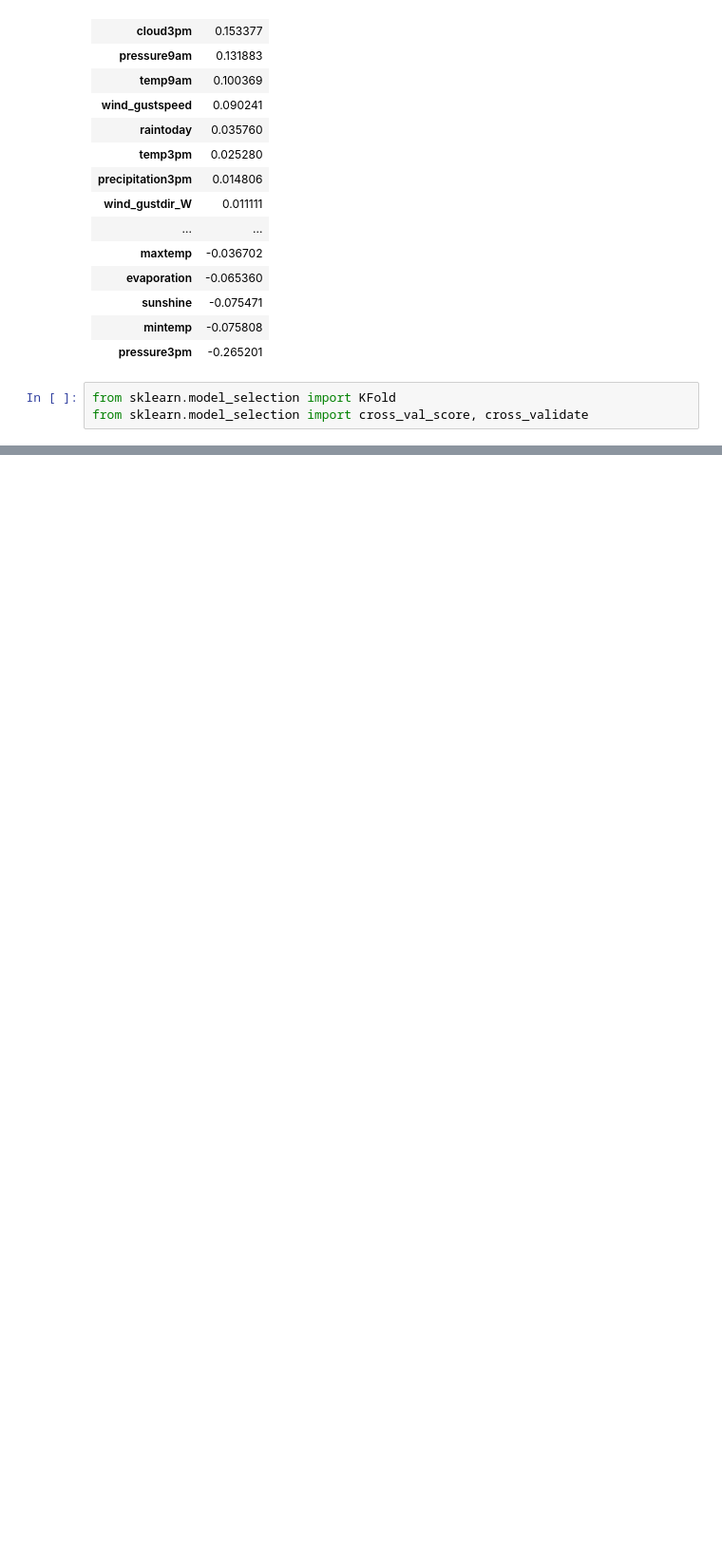
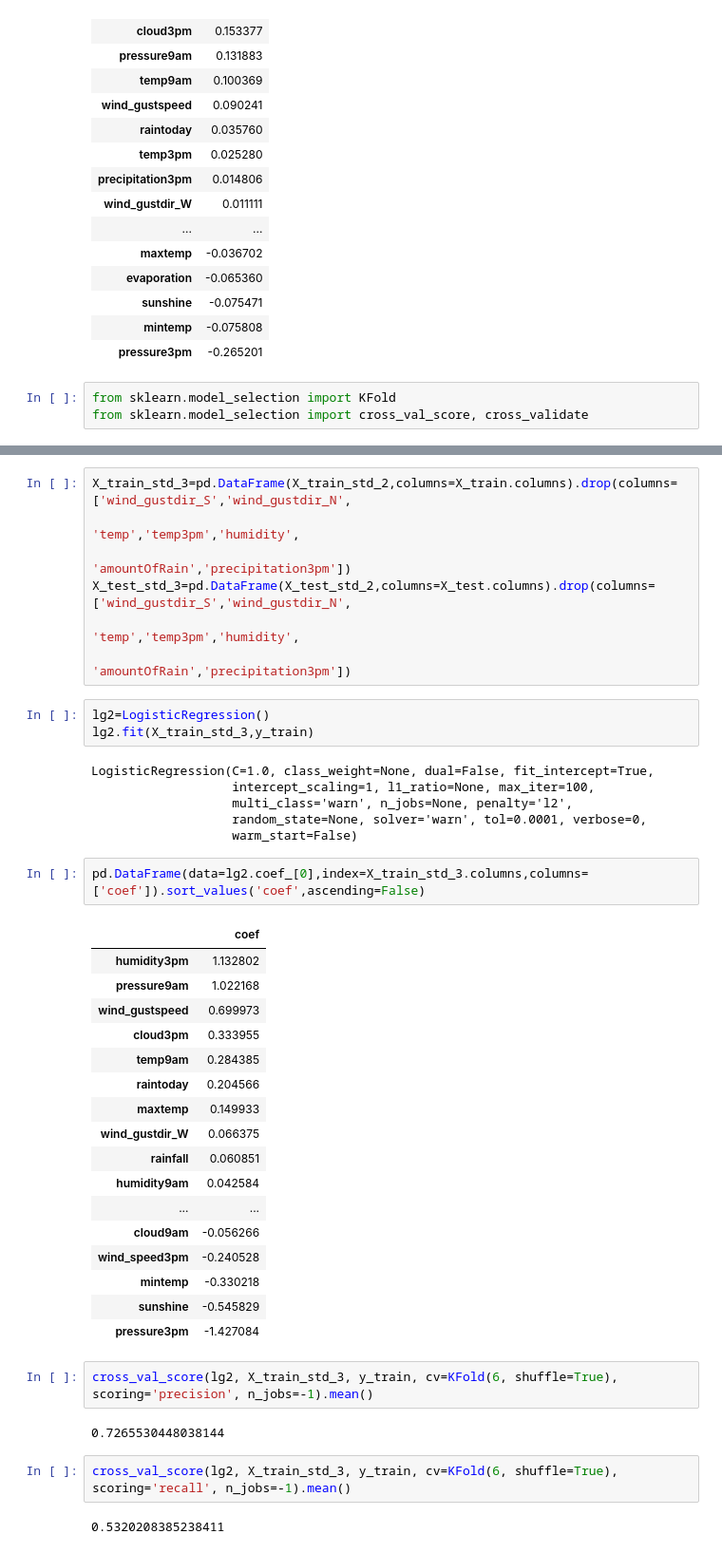
Before and after one commit to pedrodgn/ironhack, a Jupyter notebook: week8-MachineLearning/Project Rain in Australia.ipynb, the cells around one changed output, grey strips where cells are left out. Shown: that part at 95% size. Cells and saved outputs as stored; diff of their text form; blank space fills up the shorter version.

```diff
--- a/week8-MachineLearning/Project Rain in Australia.ipynb
+++ b/week8-MachineLearning/Project Rain in Australia.ipynb
@@ -665,0 +732,44 @@ data.head(20)
+# %%
+X_train_std_3=pd.DataFrame(X_train_std_2,columns=X_train.columns).drop(columns=['wind_gustdir_S','wind_gustdir_N',
+                                                                               'temp','temp3pm','humidity',
+                                                                                'amountOfRain','precipitation3pm'])
+X_test_std_3=pd.DataFrame(X_test_std_2,columns=X_test.columns).drop(columns=['wind_gustdir_S','wind_gustdir_N',
+                                                                               'temp','temp3pm','humidity',
+                                                                            'amountOfRain','precipitation3pm'])
+# %%
+lg2=LogisticRegression()
+lg2.fit(X_train_std_3,y_train)
+# %% [output]
+LogisticRegression(C=1.0, class_weight=None, dual=False, fit_intercept=True,
+                   intercept_scaling=1, l1_ratio=None, max_iter=100,
+                   multi_class='warn', n_jobs=None, penalty='l2',
+                   random_state=None, solver='warn', tol=0.0001, verbose=0,
+                   warm_start=False)
+# %%
+pd.DataFrame(data=lg2.coef_[0],index=X_train_std_3.columns,columns=['coef']).sort_values('coef',ascending=False)
+# %% [output]
+|  | coef |
+| humidity3pm | 1.132802 |
+| pressure9am | 1.022168 |
+| wind_gustspeed | 0.699973 |
+| cloud3pm | 0.333955 |
+| temp9am | 0.284385 |
+| raintoday | 0.204566 |
+| maxtemp | 0.149933 |
+| wind_gustdir_W | 0.066375 |
+| rainfall | 0.060851 |
+| humidity9am | 0.042584 |
+| ... | ... |
+| cloud9am | -0.056266 |
+| wind_speed3pm | -0.240528 |
+| mintemp | -0.330218 |
+| sunshine | -0.545829 |
+| pressure3pm | -1.427084 |
+# %%
+cross_val_score(lg2, X_train_std_3, y_train, cv=KFold(6, shuffle=True), scoring='precision', n_jobs=-1).mean()
+# %% [output]
+0.7265530448038144
+# %%
+cross_val_score(lg2, X_train_std_3, y_train, cv=KFold(6, shuffle=True), scoring='recall', n_jobs=-1).mean()
+# %% [output]
+0.5320208385238411
```
Also changed, not shown: parts of 16 cells of this notebook.
